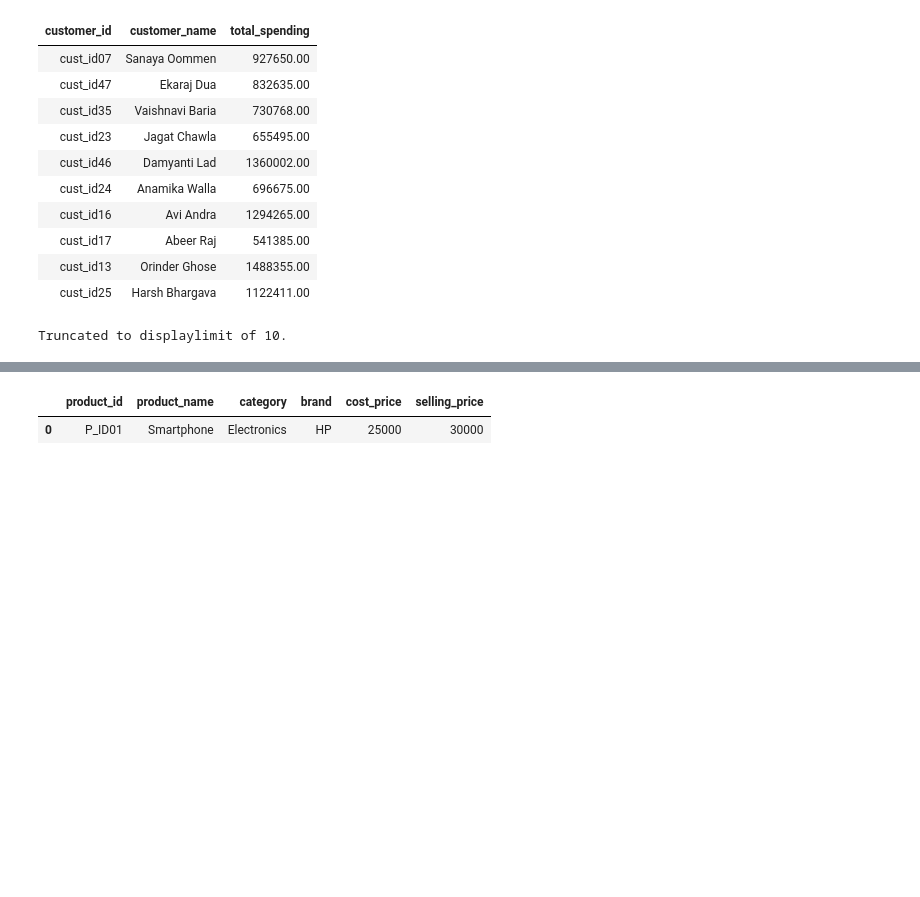
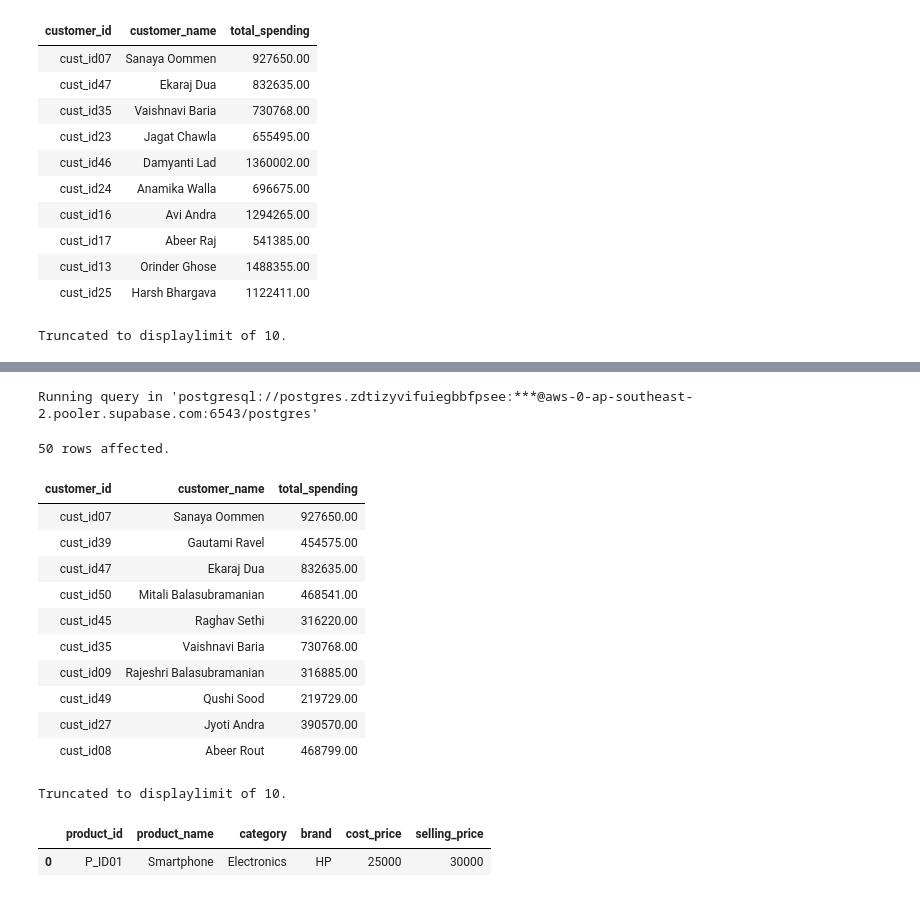
Before and after one commit to umesh-creates/sql_pandas_exercise_and_notes, a Jupyter notebook: retail_analysis exercise/subqueries.ipynb, the cells around one changed output, grey strips where cells are left out. Drawn from its saved outputs; the diff is of its cells as text; code cells hidden in the pictures; blank space fills up the shorter version.

Commit message:
stuck in having + scalar subquery question 1

```diff
--- a/retail_analysis exercise/subqueries.ipynb
+++ b/retail_analysis exercise/subqueries.ipynb
@@ -750,3 +1100,36 @@ Truncated to displaylimit of 10.
+# %%
+%%sql
+SELECT c.customer_id, c.customer_name,
+    SUM(p.selling_price * oi.quantity) AS total_spending
+FROM retail_analysis.customers c
+JOIN retail_analysis.orders o
+ON c.customer_id = o.customer_id
+JOIN retail_analysis.order_items oi
+ON o.order_id = oi.order_id
+JOIN retail_analysis.products p
+ON oi.product_id = p.product_id
+GROUP BY c.customer_id, c.customer_name
+HAVING SUM(p.selling_price * oi.quantity) > (
+    SELECT SUM(p.selling_price * oi.quantity) / COUNT(oi.order_id)
+    FROM retail_analysis.products p
+    JOIN retail_analysis.order_items oi
+    ON p.product_id = oi.product_id
+);
+# %% [output]
+Running query in 'postgresql://postgres.zdtizyvifuiegbbfpsee:***@aws-0-ap-southeast-2.pooler.supabase.com:6543/postgres'
+50 rows affected.
+| customer_id | customer_name | total_spending |
+| cust_id07 | Sanaya Oommen | 927650.00 |
+| cust_id39 | Gautami Ravel | 454575.00 |
+| cust_id47 | Ekaraj Dua | 832635.00 |
+| cust_id50 | Mitali Balasubramanian | 468541.00 |
+| cust_id45 | Raghav Sethi | 316220.00 |
+| cust_id35 | Vaishnavi Baria | 730768.00 |
+| cust_id09 | Rajeshri Balasubramanian | 316885.00 |
+| cust_id49 | Qushi Sood | 219729.00 |
+| cust_id27 | Jyoti Andra | 390570.00 |
+| cust_id08 | Abeer Rout | 468799.00 |
+Truncated to displaylimit of 10.
 # %%
 products.head(1)
 # %% [output]
```
Also changed, not shown: parts of 26 cells of this notebook.
